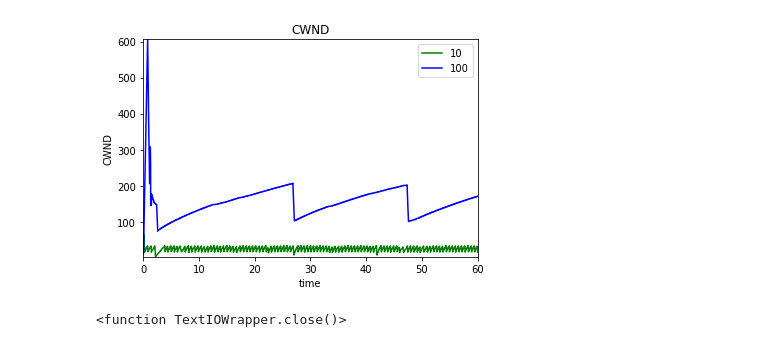
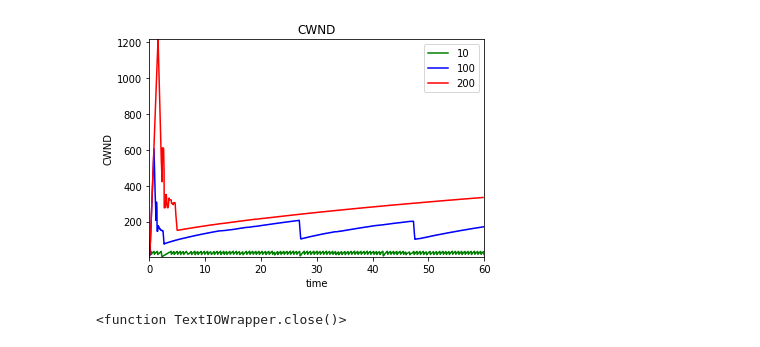
Before and after one commit to RenzoTsai/UCAS-Computer-Network, a Jupyter notebook: EXP10-Bufferbloat/10-bufferbloat/reproduce_data.ipynb, the cells around one changed output. Cells and saved outputs as stored; diff of their text form; code cells hidden in the pictures.

```diff
--- a/EXP10-Bufferbloat/10-bufferbloat/reproduce_data.ipynb
+++ b/EXP10-Bufferbloat/10-bufferbloat/reproduce_data.ipynb
@@ -7,9 +7,10 @@ def init_parser():
     parser.add_argument("--path")
     return parser
 # %%
-def print_plt(x_10, y_10, x_100, y_100, type):
+def print_plt(x_10, y_10, x_100, y_100, x_200, y_200, type):
     plt.plot(x_10, y_10, color = 'green', label = '10')
     plt.plot(x_100, y_100, color = 'blue' , label = '100')
+    plt.plot(x_200, y_200, color = 'red' , label = '200')
 
     plt.margins(0)
     plt.xlabel("time")
@@ -42,15 +43,19 @@ def handle_cwnd(f):
 # %%
     input_10_txt = "data/qlen-10/cwnd.txt"
     input_100_txt = "data/qlen-100/cwnd.txt"
+    input_200_txt = "data/qlen-200/cwnd.txt"
     fd_10 = open(input_10_txt)
     fd_100 = open(input_100_txt)
+    fd_200 = open(input_200_txt)
     x_10, y_10 = handle_cwnd(fd_10)
     x_100, y_100 = handle_cwnd(fd_100)
-    print_plt(x_10,y_10,x_100,y_100, "CWND")
+    x_200, y_200 = handle_cwnd(fd_200)
+    print_plt(x_10,y_10,x_100,y_100,x_200,y_200, "CWND")
     fd_10.close
     fd_100.close
+    fd_200.close
 # %% [output]
-[figure, old version]
+[figure, new version]
 <function TextIOWrapper.close()>
 # %%
 def handle_qlen(f):
```
Also changed, not shown: parts of 2 cells of this notebook, 10 other files.
